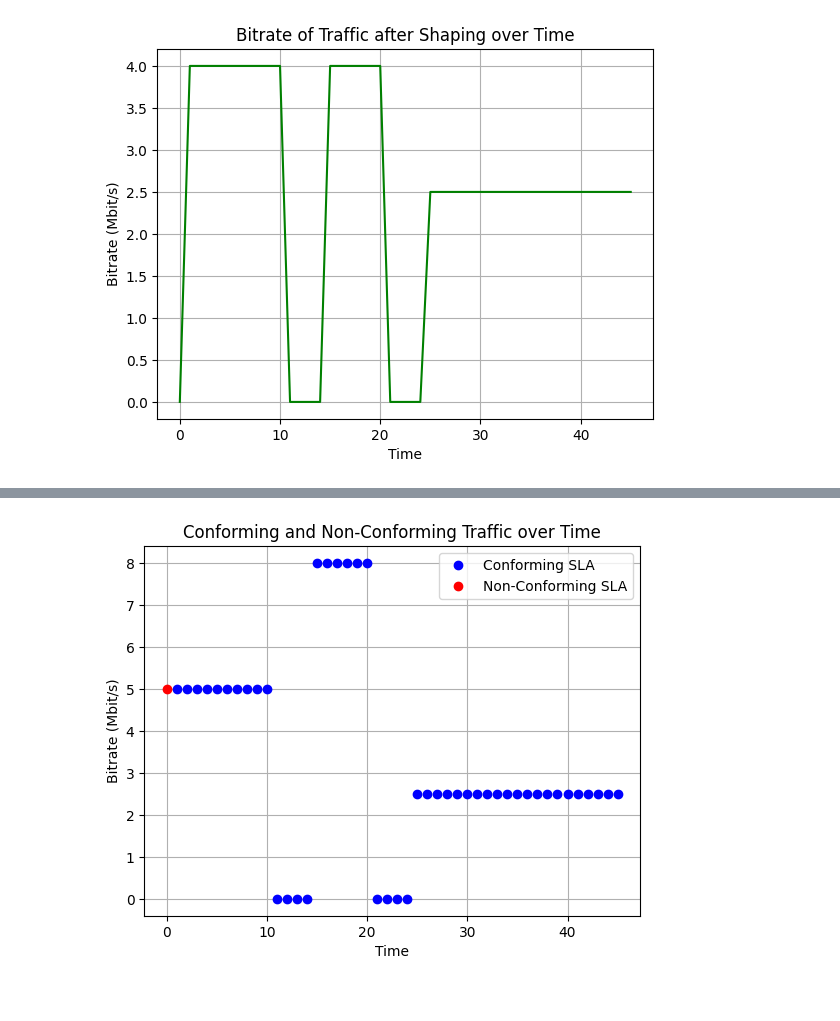
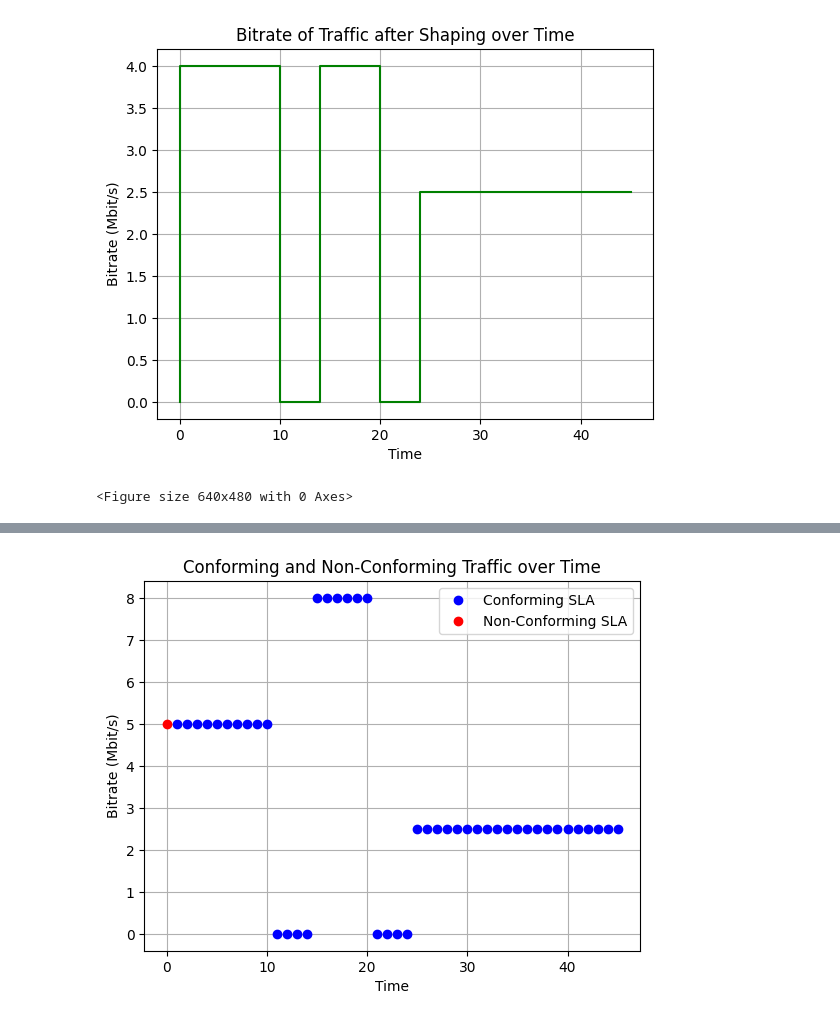
Before and after one commit to dmitrijs-voronovs/VU-net-perf, a Jupyter notebook: a2/as2.ipynb, the cells around one changed output, grey strips where cells are left out. Saved outputs shown, nothing was run; the diff lists cells and outputs as text; code cells hidden in the pictures.

```diff
--- a/a2/as2.ipynb
+++ b/a2/as2.ipynb
@@ -43,29 +48,31 @@ plot_delay(delay)
 # %%
 # task 3
 import matplotlib.pyplot as plt
 import numpy as np
 
 def get_shaped_traffic(traffic, shaping_rate):
     shaped_traffic = np.zeros(len(traffic))
     for i in range(1, len(traffic)):
         if traffic[i] > shaping_rate:
             shaped_traffic[i] = shaping_rate
         else:
             shaped_traffic[i] = traffic[i]
     return shaped_traffic
 
 def plot_shaped_traffic(traffic, shaped_traffic):
-    plt.plot(range(len(traffic)), shaped_traffic, color='green')
+    plt.step(range(len(traffic)), shaped_traffic, color='green')
     plt.xlabel('Time')
     plt.ylabel('Bitrate (Mbit/s)')
     plt.title('Bitrate of Traffic after Shaping over Time')
     plt.grid(True)
     plt.show()
+    # plt.savefig('shaped_traffic.png')
 
 shaping_rate = 4
 shaped_traffic = get_shaped_traffic(traffic, shaping_rate)
 plot_shaped_traffic(traffic, shaped_traffic)
 # %% [output]
-[figure, old version]
+[figure, new version]
+<Figure size 640x480 with 0 Axes>
 # %%
 # task 4
```
Also changed, not shown: parts of 5 cells of this notebook, 10 other files.
